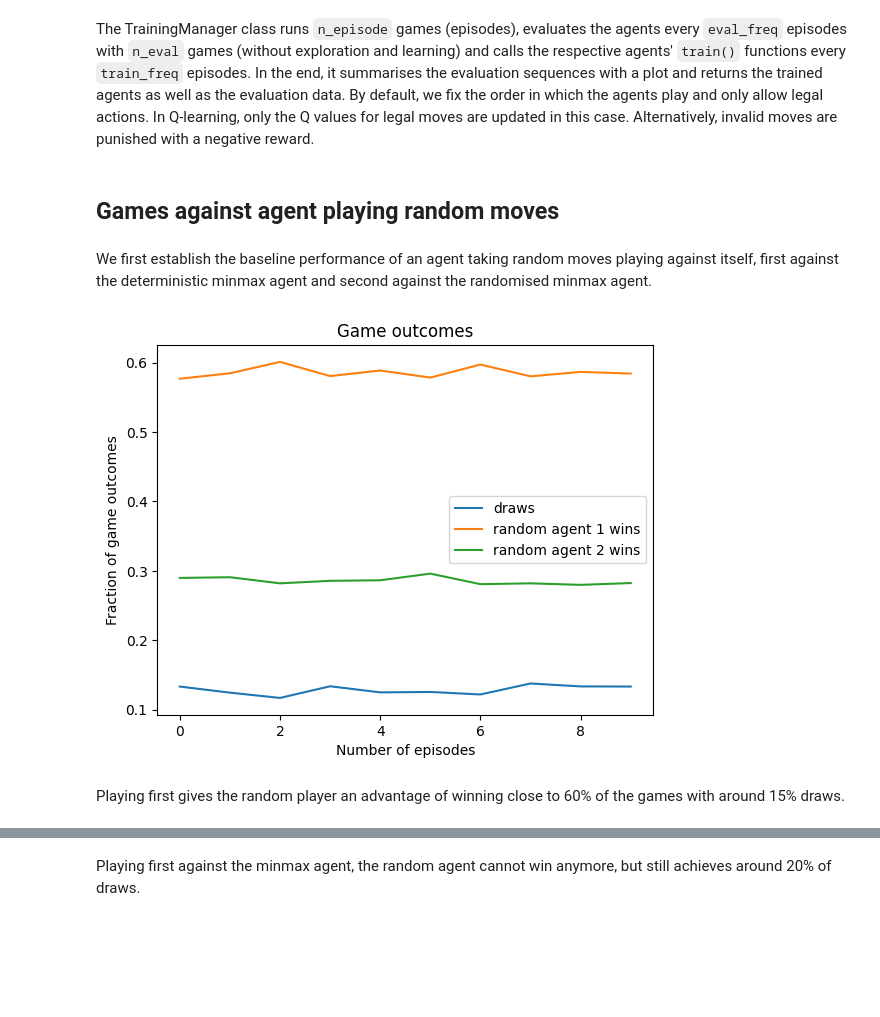
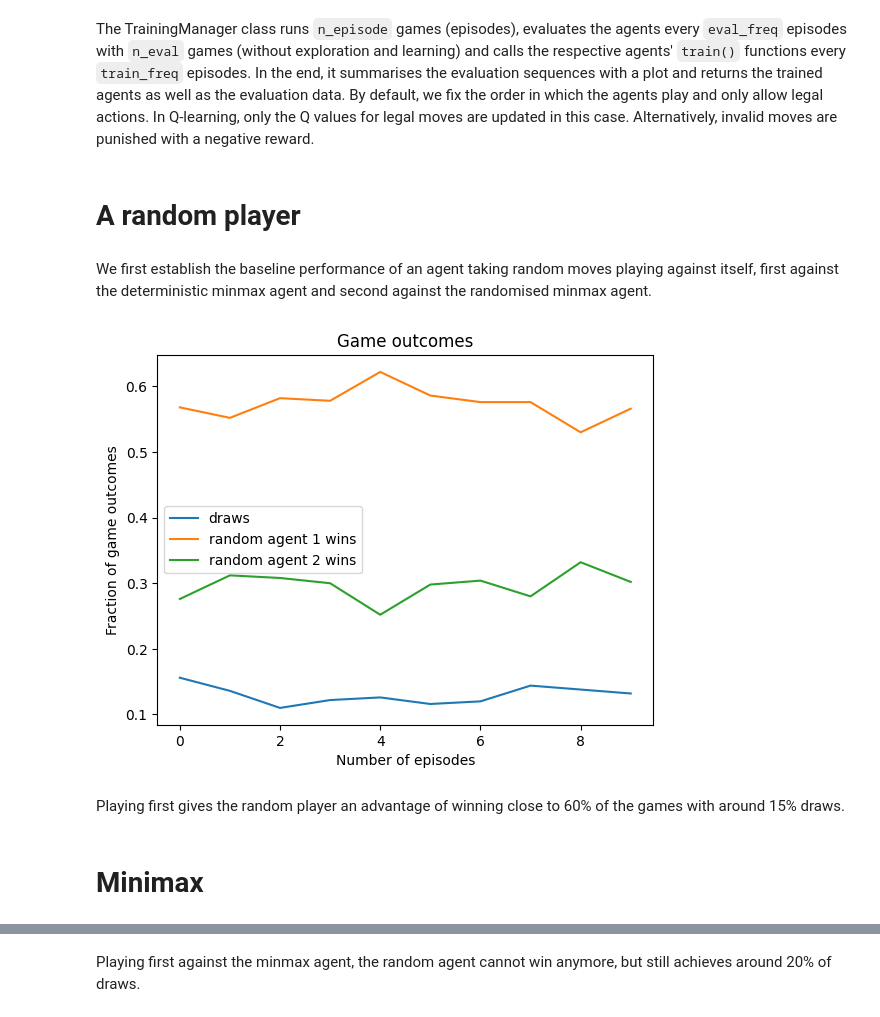
Before and after one commit to KunkelAlexander/tictactoe_rl, a Jupyter notebook: analysis.ipynb, the cells around one changed output, grey strips where cells are left out. Cells and saved outputs as stored; diff of their text form; code cells hidden in the pictures; blank space fills up the shorter version.

```diff
--- a/analysis.ipynb
+++ b/analysis.ipynb
@@ -7,9 +3,9 @@ fatal: destination path 'tictactoe_rl' already exists and is not an empty direct
 # %%
-from tictactoe_rl.src.tictactoe import TicTacToe
-from tictactoe_rl.src.game_manager import GameManager
-from tictactoe_rl.src.training_manager import TrainingManager
+from src.tictactoe import TicTacToe
+from src.game_manager import GameManager
+from src.training_manager import TrainingManager
 
-from tictactoe_rl.src.gui import ascii_gui
+from src.gui import ascii_gui
 
 training_manager = TrainingManager( game = TicTacToe(board_size  = 3, agent_count = 2),
                                     gui  = ascii_gui)
@@ -17,42 +13,47 @@ training_manager = TrainingManager( game = TicTacToe(board_size  = 3, agent_coun
 base_config = {
     "agent_types"         : ["RANDOM_AGENT", "RANDOM_AGENT"],
     "board_size"          : 3,
-    "n_episode"           : 10000,  # Number of training episodes
+    "n_episode"           : 3000,   # Number of training episodes
     "n_eval"              : 100,    # Number of evaluation episodes every eval_freq training episodes
     "eval_freq"           : 100,
-    "train_freq"          : 100,    # Train models every train_freq training episodes
-    "discount"            : 0.95,   # Discount in all Q learning algorithms
+    "train_freq"          : 1,      # Train models every train_freq training episodes
+    "grad_steps"          : 2,      # Number of gradient updates per training step
+    "discount"            : 0.8,    # Discount in all Q learning algorithms
     "learning_rate_decay" : 1,
-    "exploration"         : 0.2,    # Initial exploration rate
-    "exploration_decay"   : 1-1e-3, # Decrease of exploration rate for every action
-    "exploration_min"     : 0.05,
+    "exploration"         : 1.0,    # Initial exploration rate
+    "exploration_decay"   : 1e-2,   # Decrease of exploration rate for every action
+    "exploration_min"     : 0.0,
     "learning_rate"       : 1e-2,
     "randomise_order"     : False,  # Randomise starting order of agents for every game
     "only_legal_actions"  : True,   # Have agents only take legal actions
     "debug"               : False,  # Print loss and evaluation information during training
-    "batch_size"          : 1024,   # Batch size for DQN algorithm
-    "replay_buffer_size"  : 5000,   # Replay buffer for DQN algorithm
-    "target_update_tau"   : 1e-2,   # Weight for update in dual DQN architecture target = (1 - tau) * online + tau * target
+    "batch_size"          : 128,    # Batch size for DQN algorithm
+    "replay_buffer_size"  : 10000,  # Replay buffer for DQN algorithm
+    "replay_buffer_min"   : 1000,   # minimum size before we start training
+    "target_update_tau"   : 0.1,   # Weight for update in dual DQN architecture target = (1 - tau) * target + tau * online
     "initial_q"           : 0.6,    # Initial Q value for tabular Q learning
+    "board_encoding"      : "encoding_tutorial"
 }
 # %% [markdown]
 The TrainingManager class runs `n_episode` games (episodes), evaluates the agents every `eval_freq` episodes with `n_eval` games (without exploration and learning) and calls the respective agents' `train()` functions every `train_freq` episodes. In the end, it summarises the evaluation sequences with a plot and returns the trained agents as well as the evaluation data.
 By default, we fix the order in which the agents play and only allow legal actions. In Q-learning, only the Q values for legal moves are updated in this case. Alternatively, invalid moves are punished with a negative reward.
-# %% [markdown]
-## Games against agent playing random moves
+# %% [markdown]
+# A random player
 # %% [markdown]
 We first establish the baseline performance of an agent taking random moves playing against itself, first against the deterministic minmax agent and second against the randomised minmax agent.
 # %%
 config = dict(base_config)
 config["agent_types"]   = ["RANDOM_AGENT", "RANDOM_AGENT"]
-config["n_eval"]        = 5000
+config["n_eval"]        = 500
 config["n_episode"]     = 10
 config["eval_freq"]     = 1
 out_random = training_manager.run_training(config)
 # %% [output]
-[figure, old version]
+[figure, new version]
 # %% [markdown]
 Playing first gives the random player an advantage of winning close to 60% of the games with around 15% draws.
+# %% [markdown]
+# Minimax
 # %%
 config = dict(base_config)
 config["agent_types"]   = ["RANDOM_AGENT", "MINMAX_AGENT"]
```
Also changed, not shown: parts of 104 cells of this notebook.
